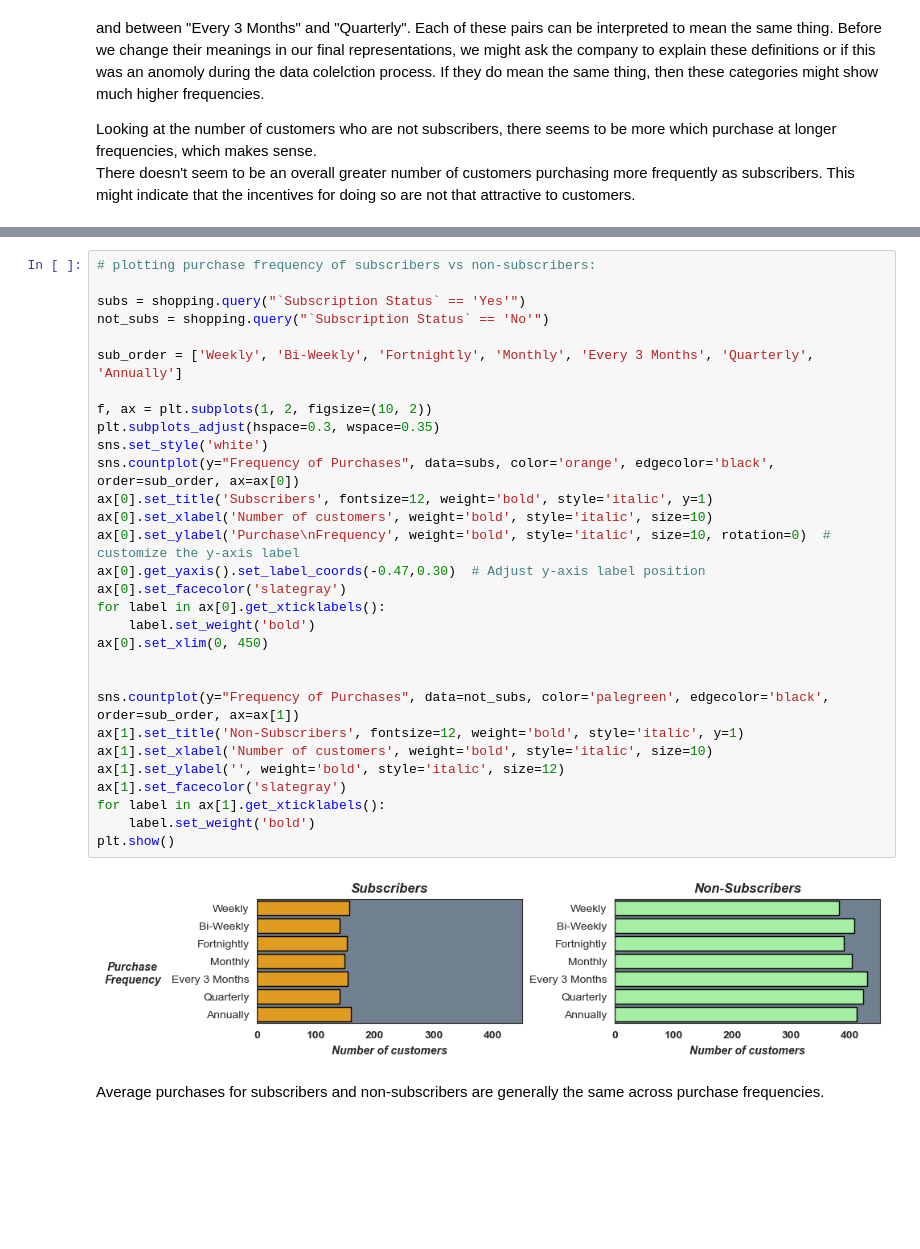
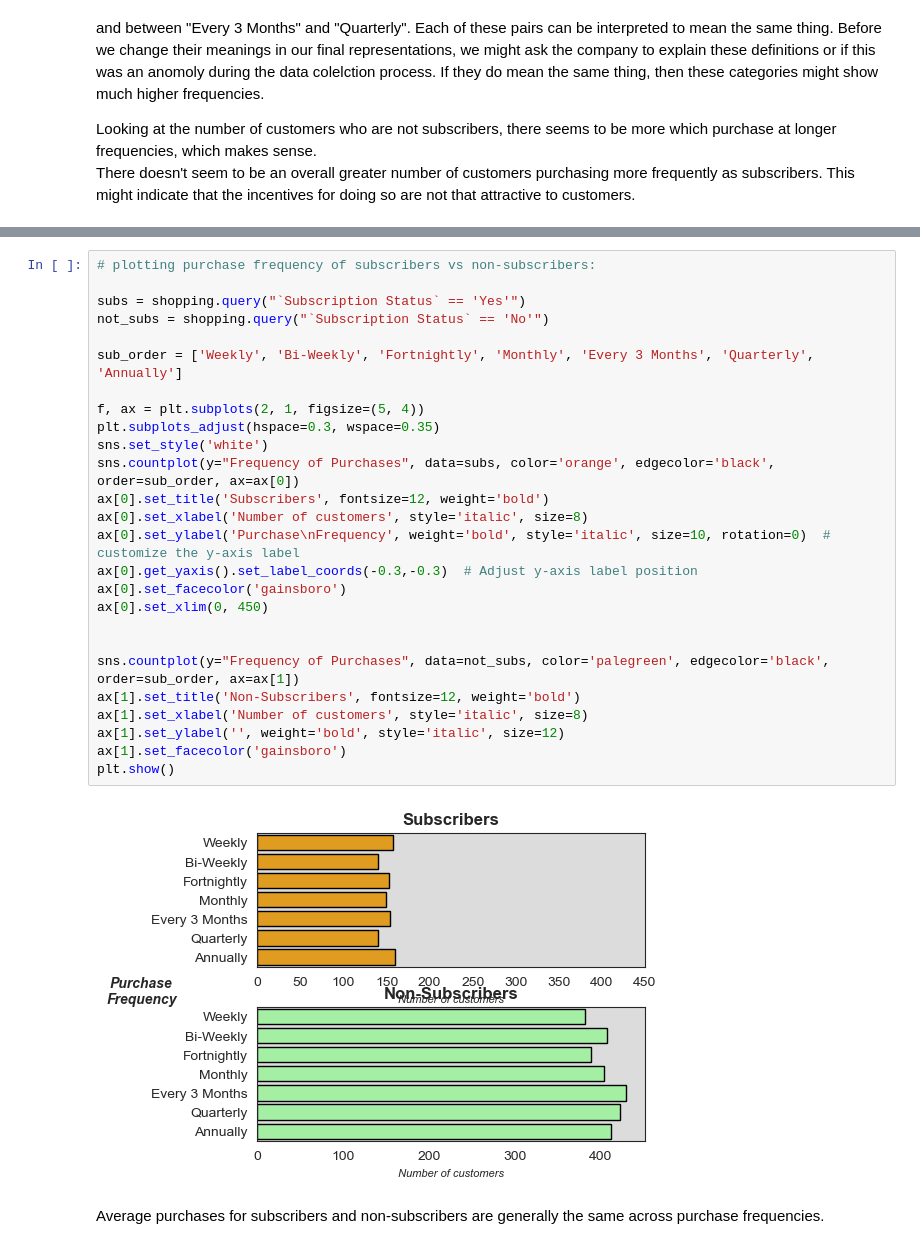
Before and after one commit to molly777yllom/DataDive3_DATA3500, a Jupyter notebook: shopping_trends.ipynb, the cells around one changed output, grey strips where cells are left out. Saved outputs shown, nothing was run; the diff lists cells and outputs as text; blank space fills up the shorter version.

```diff
--- a/shopping_trends.ipynb
+++ b/shopping_trends.ipynb
@@ -1210,35 +1252,31 @@ There doesn't seem to be an overall greater number of customers purchasing more
 # %%
 # plotting purchase frequency of subscribers vs non-subscribers:
 
 subs = shopping.query("`Subscription Status` == 'Yes'")
 not_subs = shopping.query("`Subscription Status` == 'No'")
 
 sub_order = ['Weekly', 'Bi-Weekly', 'Fortnightly', 'Monthly', 'Every 3 Months', 'Quarterly', 'Annually']
 
-f, ax = plt.subplots(1, 2, figsize=(10, 2))
+f, ax = plt.subplots(2, 1, figsize=(5, 4))
 plt.subplots_adjust(hspace=0.3, wspace=0.35)
 sns.set_style('white')
 sns.countplot(y="Frequency of Purchases", data=subs, color='orange', edgecolor='black', order=sub_order, ax=ax[0])
-ax[0].set_title('Subscribers', fontsize=12, weight='bold', style='italic', y=1)
-ax[0].set_xlabel('Number of customers', weight='bold', style='italic', size=10)
+ax[0].set_title('Subscribers', fontsize=12, weight='bold')
+ax[0].set_xlabel('Number of customers', style='italic', size=8)
 ax[0].set_ylabel('Purchase\nFrequency', weight='bold', style='italic', size=10, rotation=0)  # customize the y-axis label
-ax[0].get_yaxis().set_label_coords(-0.47,0.30)  # Adjust y-axis label position
-ax[0].set_facecolor('slategray')
-for label in ax[0].get_xticklabels():
-    label.set_weight('bold')
+ax[0].get_yaxis().set_label_coords(-0.3,-0.3)  # Adjust y-axis label position
+ax[0].set_facecolor('gainsboro')
 ax[0].set_xlim(0, 450)
 
 
 sns.countplot(y="Frequency of Purchases", data=not_subs, color='palegreen', edgecolor='black', order=sub_order, ax=ax[1])
-ax[1].set_title('Non-Subscribers', fontsize=12, weight='bold', style='italic', y=1)
-ax[1].set_xlabel('Number of customers', weight='bold', style='italic', size=10)
+ax[1].set_title('Non-Subscribers', fontsize=12, weight='bold')
+ax[1].set_xlabel('Number of customers', style='italic', size=8)
 ax[1].set_ylabel('', weight='bold', style='italic', size=12)
-ax[1].set_facecolor('slategray')
-for label in ax[1].get_xticklabels():
-    label.set_weight('bold')
+ax[1].set_facecolor('gainsboro')
 plt.show()
 # %% [output]
-[figure, old version]
+[figure, new version]
 # %% [markdown]
 Average purchases for subscribers and non-subscribers are generally the same across purchase frequencies.
 # %%
```
Also changed, not shown: parts of 5 cells of this notebook, 1 other file.
